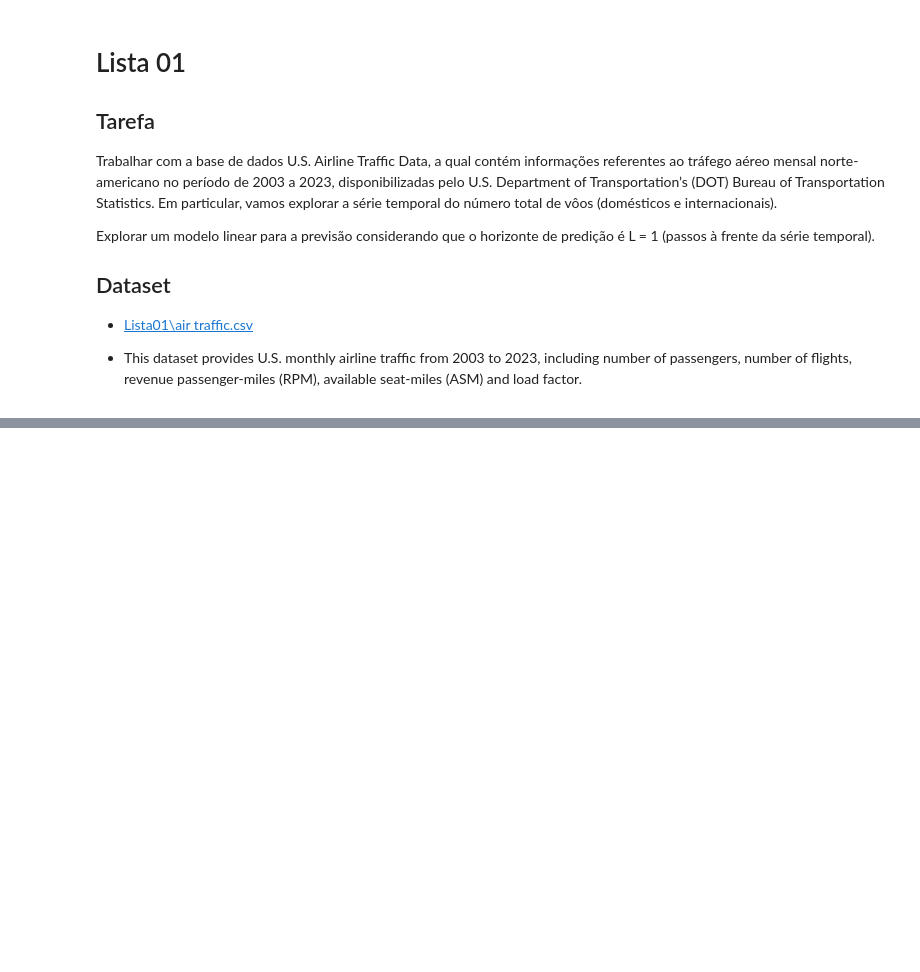
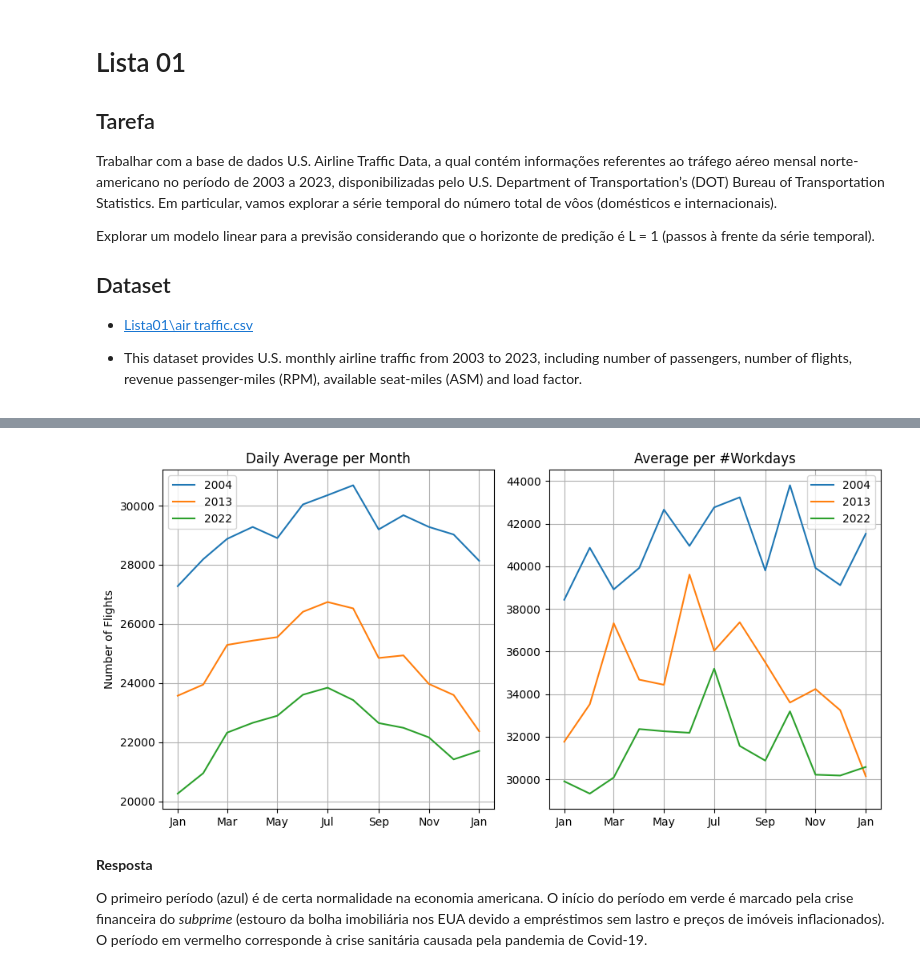
Before and after one commit to TiagoCAAmorim/machine_learning, a Jupyter notebook: Lista01/Lista01.ipynb, the cells around one changed output, grey strips where cells are left out. Cells and saved outputs as stored; diff of their text form; code cells hidden in the pictures; blank space fills up the shorter version.

```diff
--- a/Lista01/Lista01.ipynb
+++ b/Lista01/Lista01.ipynb
@@ -125,0 +156,23 @@ plt.show()
+# %%
+def get_workdays(date):
+    year = date.year
+    month = date.month
+    start_date = pd.Timestamp(year, month, 1)
+    if month == 12:
+        month = 0
+        year = year+1
+    end_date = pd.Timestamp(year, month+1, 1) - pd.Timedelta(1)
+    return len(pd.bdate_range(start_date, end_date))
+# %%
+df_original['Workdays'] = [get_workdays(i) for i in df_original.index]
+df_original['Flt_per_workday'] = df_original['Flt'] / df_original['Workdays']
+
+year_plots([2004, 2013, 2022],
+           ['Flt_per_day', 'Flt_per_workday'],
+           ['Daily Average per Month', 'Average per #Workdays'])
+# %% [output]
+[figure, added]
+# %% [markdown]
+**Resposta**
+
+O primeiro período (azul) é de certa normalidade na economia americana. O início do período em verde é marcado pela crise financeira do _subprime_ (estouro da bolha imobiliária nos EUA devido a empréstimos sem lastro e preços de imóveis inflacionados). O período em vermelho corresponde à crise sanitária causada pela pandemia de Covid-19.
```
Also changed, not shown: parts of 26 cells of this notebook.
